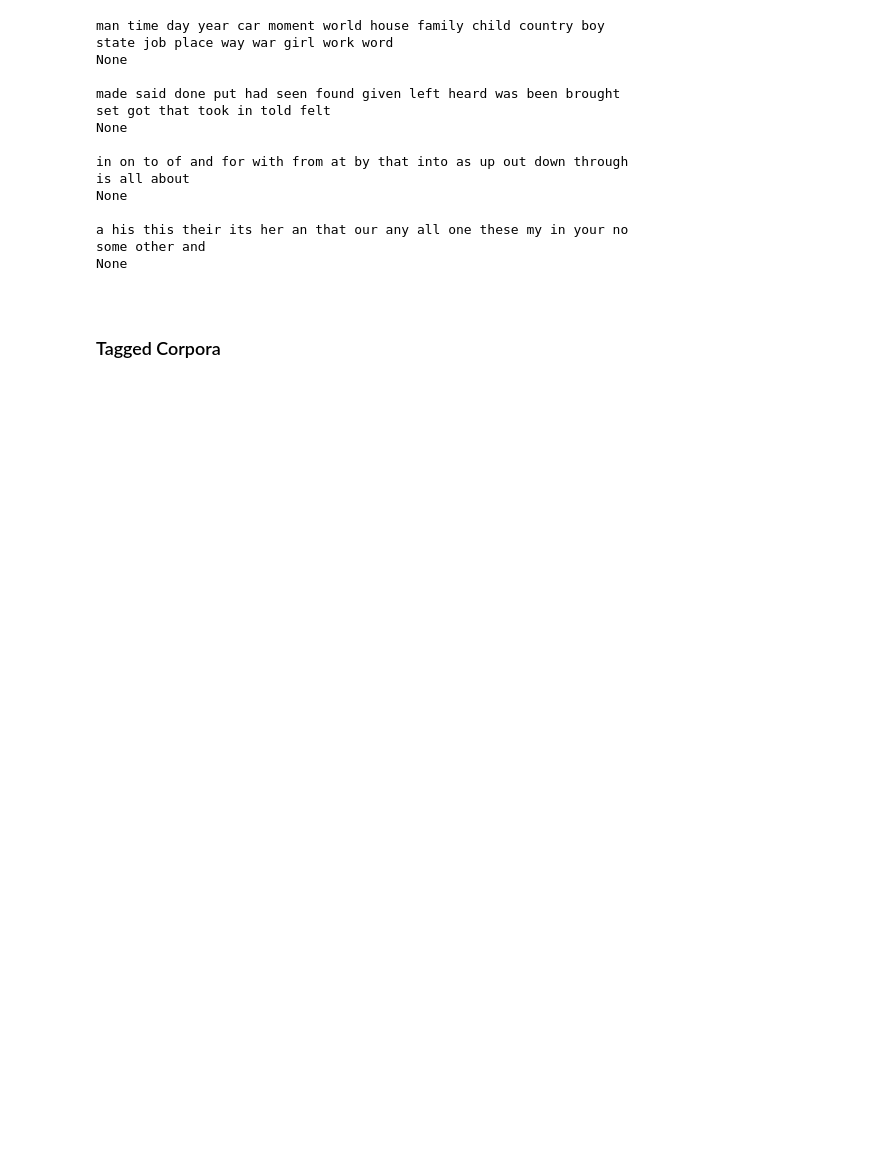
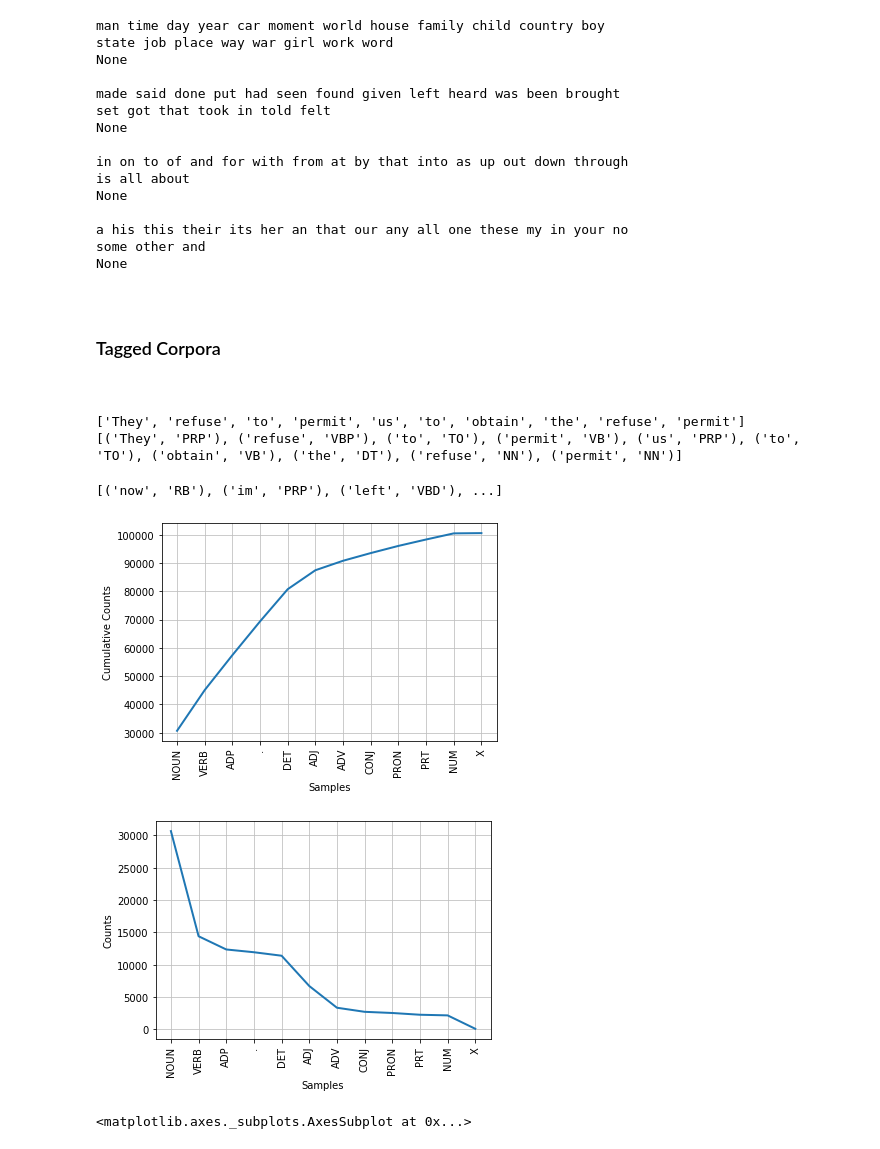
Before and after one commit to SmilodonCub/ReadingLearningTinkering, a Jupyter notebook: NLP_wPython/NLP_wPython.ipynb, the cells around one changed output. Drawn from its saved outputs; the diff is of its cells as text; code cells hidden in the pictures; blank space fills up the shorter version.

```diff
--- a/NLP_wPython/NLP_wPython.ipynb
+++ b/NLP_wPython/NLP_wPython.ipynb
@@ -2867,3 +2867,26 @@ None
 ### Tagged Corpora
 
 <br>
+# %%
+text = nltk.word_tokenize( "They refuse to permit us to obtain the refuse permit" )
+print( text )
+print( nltk.pos_tag( text ) )
+# %% [output]
+['They', 'refuse', 'to', 'permit', 'us', 'to', 'obtain', 'the', 'refuse', 'permit']
+[('They', 'PRP'), ('refuse', 'VBP'), ('to', 'TO'), ('permit', 'VB'), ('us', 'PRP'), ('to', 'TO'), ('obtain', 'VB'), ('the', 'DT'), ('refuse', 'NN'), ('permit', 'NN')]
+# %%
+print( nltk.corpus.nps_chat.tagged_words() )
+# %% [output]
+[('now', 'RB'), ('im', 'PRP'), ('left', 'VBD'), ...]
+# %%
+#find the most common tags
+from nltk.corpus import brown
+brown_news_tagged = brown.tagged_words( categories = 'news', tagset='universal' )
+tag_fd = nltk.FreqDist( tag for ( word, tag ) in brown_news_tagged )
+tag_fd.keys()
+tag_fd.plot(cumulative=True)
+tag_fd.plot()
+# %% [output]
+[figure, added]
+[figure, added]
+<matplotlib.axes._subplots.AxesSubplot at 0x...>
```
Also changed, not shown: parts of 46 cells of this notebook.
